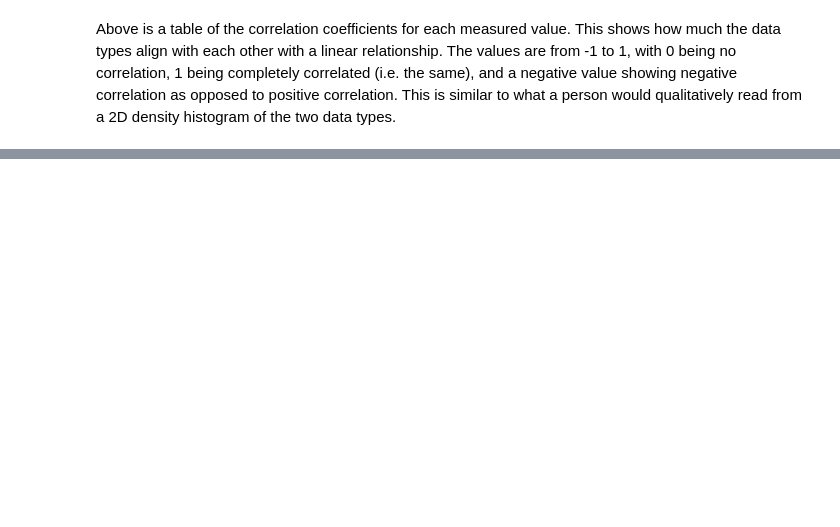
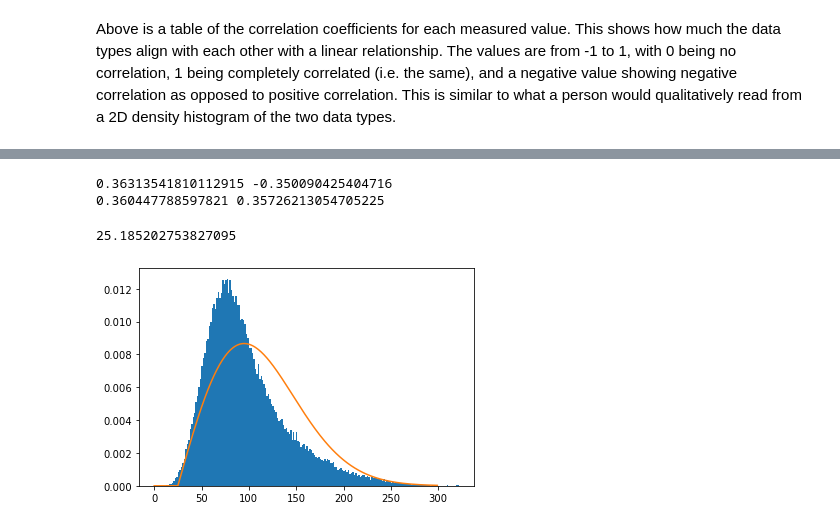
Before and after one commit to jarods00/PHYS434, a Jupyter notebook: Lab 5.ipynb, the cells around one changed output, grey strips where cells are left out. Drawn from its saved outputs; the diff is of its cells as text; code cells hidden in the pictures; blank space fills up the shorter version.

```diff
--- a/Lab 5.ipynb
+++ b/Lab 5.ipynb
@@ -148,0 +158,35 @@ plt.show()
+# %%
+fig, ax = plt.subplots(1, 1)
+
+ax.hist(qcd['mass'], bins = 200, density = True)
+
+lin = np.arange(0, 300, 1)
+pois = stats.poisson.pmf(lin, 75, loc = 0)
+ray = stats.rayleigh.pdf(lin, loc = 25, scale = 70)
+# ax.set_yscale('log')
+ax.plot(lin, ray)
+
+norm_mass = []
+for i in range(len(qcd['mass'])):
+    norm_mass.append(qcd['mass'][i])
+
+norm_mass.sort()
+index = 0
+for i in range(len(norm_mass)):
+    if(norm_mass[i] >= 125):
+        index = i
+        break
+
+norm_mass = norm_mass / np.sum(norm_mass)
+prob = np.sum(norm_mass[index:])
+
+orig_sig = stats.norm.ppf(prob, loc = 0, scale = 1)
+print(prob, orig_sig)
+
+print(stats.rayleigh.sf(125, loc = 25, scale = 70), stats.norm.ppf(stats.rayleigh.cdf(125, loc = 25, scale = 70), loc = 0, scale = 1))
+stats.rayleigh.ppf(3.5e-6, loc = 25, scale = 70)
+# %% [output]
+0.36313541810112915 -0.350090425404716
+0.360447788597821 0.35726213054705225
+25.185202753827095
+[figure, added]
```
Also changed, not shown: parts of 4 cells of this notebook.
